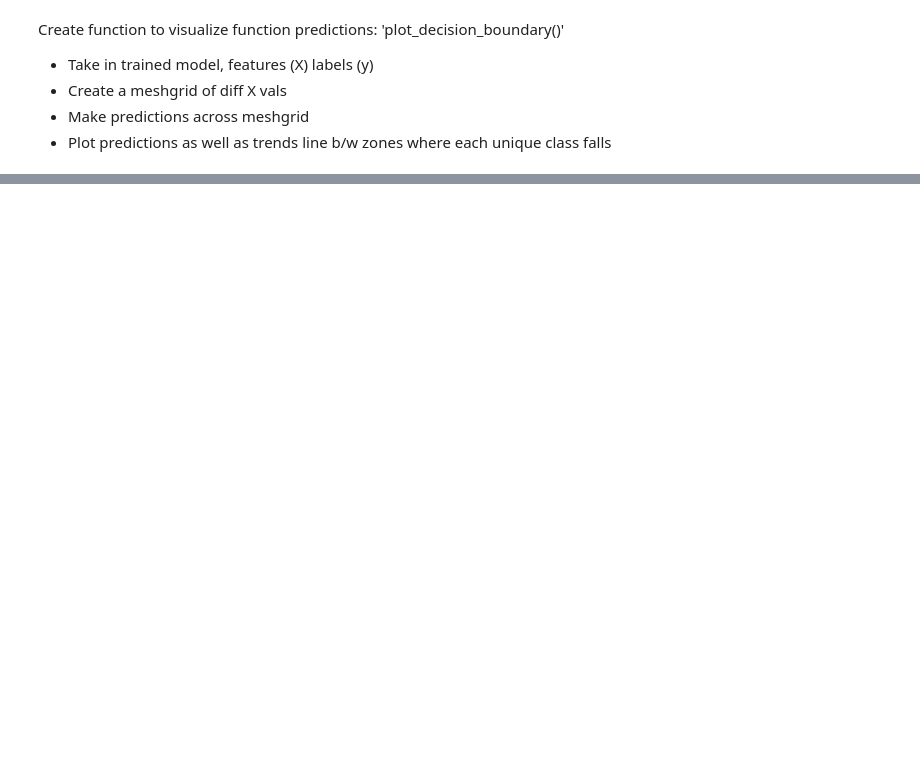
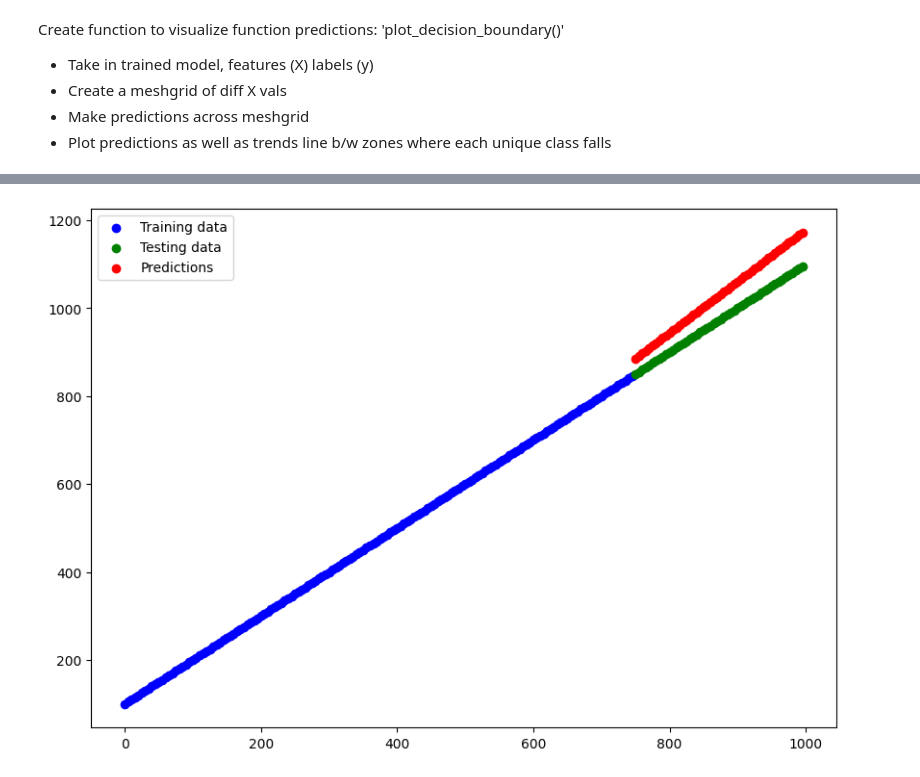
Before and after one commit to pranavrao87/Machine-Learning, a Jupyter notebook: Classification Models/02_neural_network_classification_models.ipynb, the cells around one changed output, grey strips where cells are left out. Drawn from its saved outputs; the diff is of its cells as text; code cells hidden in the pictures; blank space fills up the shorter version.

```diff
--- a/Classification Models/02_neural_network_classification_models.ipynb
+++ b/Classification Models/02_neural_network_classification_models.ipynb
@@ -249,0 +257,18 @@ _________________________________________________________________
+# %%
+# rand seed
+tf.random.set_seed(42)
+
+# 1. Create model
+model_3 = tf.keras.Sequential([
+    tf.keras.layers.Dense(100),
+    tf.keras.layers.Dense(10),
+    tf.keras.layers.Dense(1)
+])
+
+# 2. Compile model w/ regression specific loss function
+model_3.compile(loss=tf.keras.losses.mae,
+                optimizer=tf.keras.optimizers.Adam(),
+                metrics=["mae"])
+
+# 3. Fit model
+model_3.fit(tf.expand_dims(X_reg_train, axis=-1), y_reg_train, epochs=100)
@@ -249,0 +294,11 @@ _________________________________________________________________
+# %%
+# Make predictions w/ trained model
+y_reg_preds = model_3.predict(X_reg_test)
+
+# Plot model's predictions against data
+plt.figure(figsize=(10,7))
+plt.scatter(X_reg_train, y_reg_train, c="b", label="Training data")
+plt.scatter(X_reg_test, y_reg_test, c="g", label="Testing data")
+plt.scatter(X_reg_test, y_reg_preds, c="r", label="Predictions")
+plt.legend();
+# %% [output]
@@ -249,0 +306 @@ _________________________________________________________________
+[figure, added]
```
Also changed, not shown: parts of 9 cells of this notebook.
